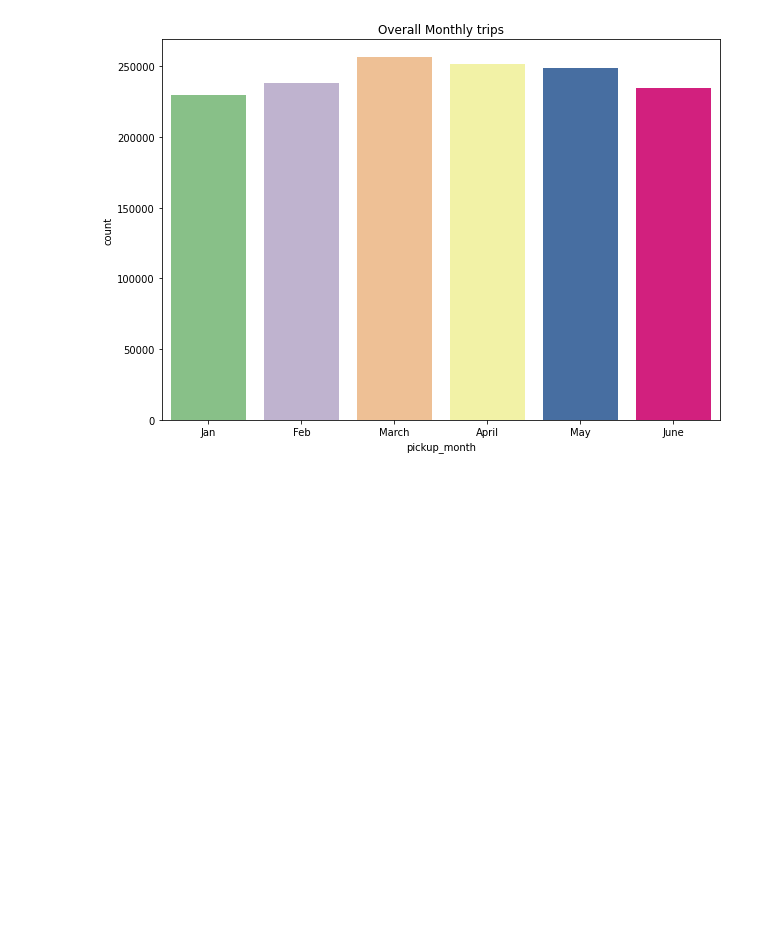
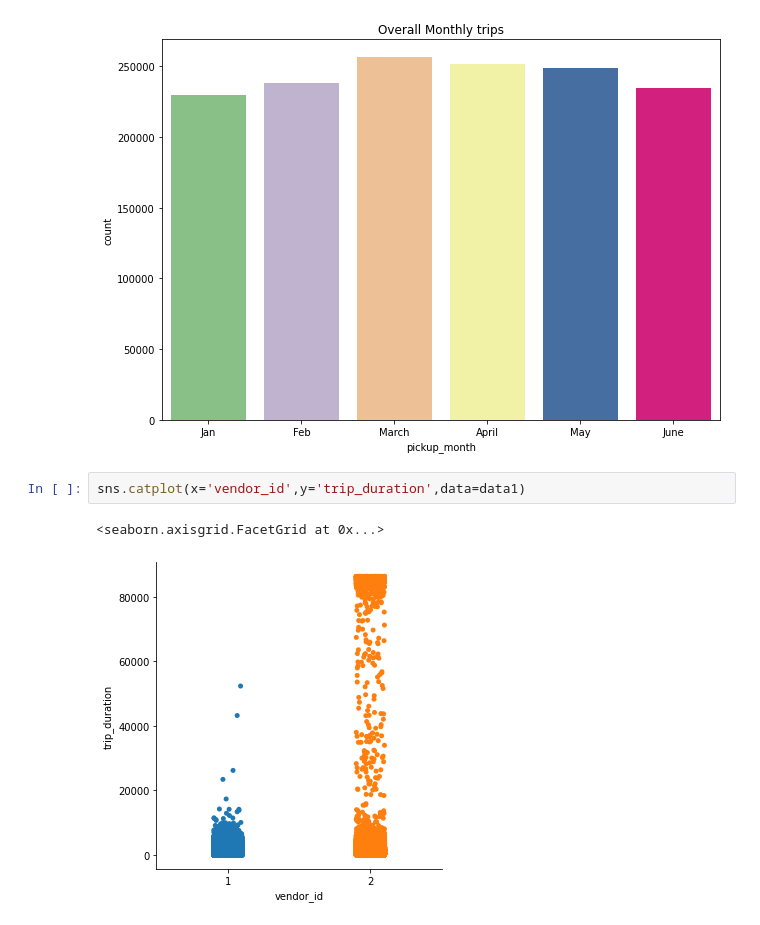
Before and after one commit to Vidhuran-Rajendran/NYC-Taxi-Trip-Time-Prediction, a Jupyter notebook: NYC_Taxi_Trip_Time_Prediction_Capstone_Project.ipynb, the cells around one changed output. Cells and saved outputs as stored; diff of their text form; blank space fills up the shorter version.

```diff
--- a/NYC_Taxi_Trip_Time_Prediction_Capstone_Project.ipynb
+++ b/NYC_Taxi_Trip_Time_Prediction_Capstone_Project.ipynb
@@ -335,3 +335,8 @@ plt.title('Overall Monthly trips')
 # %% [output]
 Text(0.5, 1.0, 'Overall Monthly trips')
 [figure]
+# %%
+sns.catplot(x='vendor_id',y='trip_duration',data=data1)
+# %% [output]
+<seaborn.axisgrid.FacetGrid at 0x...>
+[figure, added]
```
Also changed, not shown: parts of 2 cells of this notebook.
